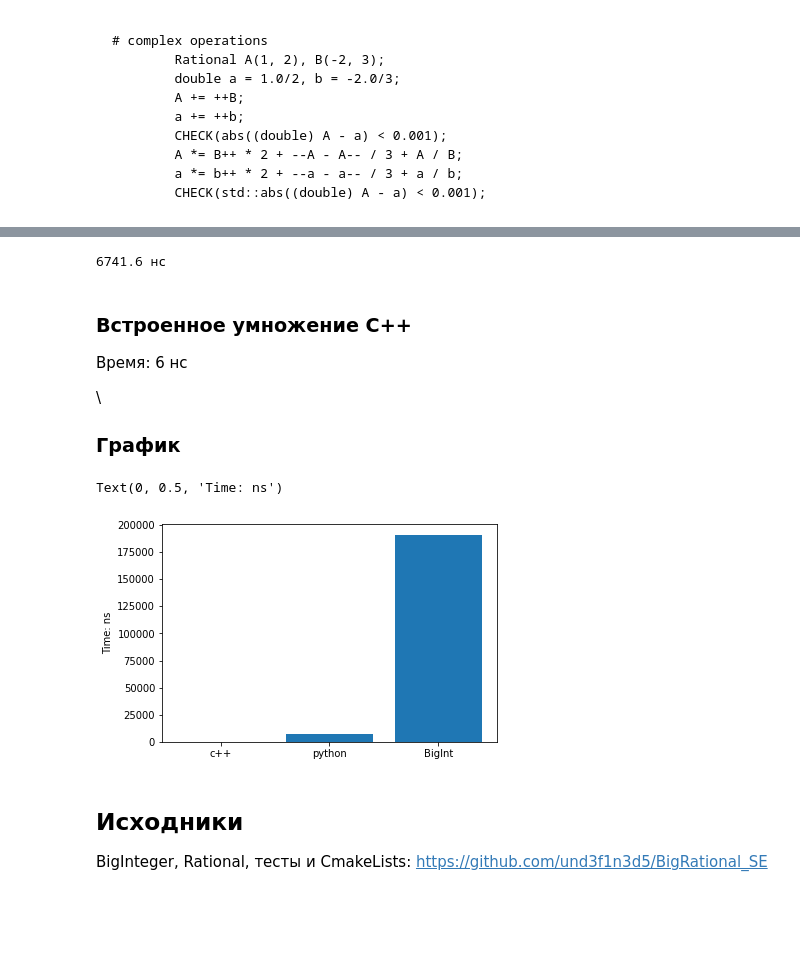
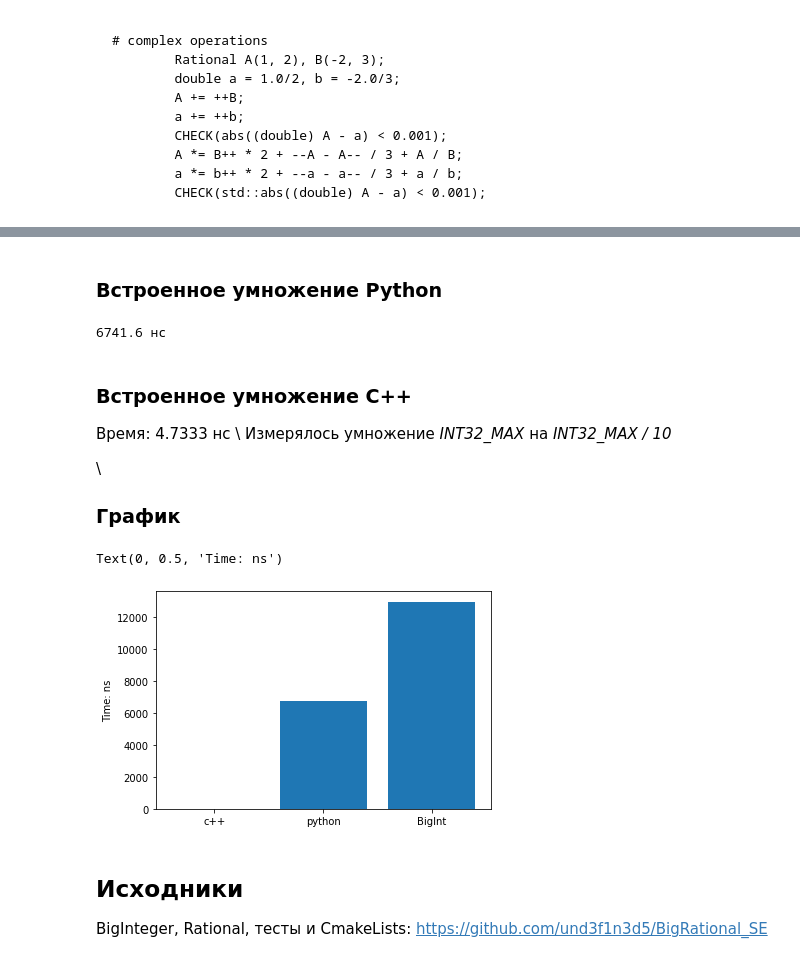
Before and after one commit to und3f1n3d5/BigRational_SE, a Jupyter notebook: BigRational.ipynb, the cells around one changed output, grey strips where cells are left out. Drawn from its saved outputs; the diff is of its cells as text; code cells hidden in the pictures; blank space fills up the shorter version.

```diff
--- a/BigRational.ipynb
+++ b/BigRational.ipynb
@@ -100,3 +103,5 @@ C2 = A1 * B0
+# %% [markdown]
+### Встроенное умножение Python
 # %%
 import time
 
@@ -114,20 +119,21 @@ print((end - start) / 15, "нс")
 # %% [markdown]
 ### Встроенное умножение C++
 
-Время: 6 нс
+Время: 4.7333 нс \\
+Измерялось умножение *INT32_MAX* на *INT32_MAX / 10*
 
 \\
 ### График
 # %%
-times = [6, 6741.6, 191121]
+times = [4.7333, 6741.6, 12954.8]
 names = ['c++', 'python', 'BigInt']
 
 import matplotlib.pyplot as plt
 plt.bar(names, times);
 plt.ylabel('Time: ns')
 # %% [output]
 Text(0, 0.5, 'Time: ns')
-[figure, old version]
+[figure, new version]
 # %% [markdown]
 ## **Исходники**
 
```
Also changed, not shown: parts of 2 cells of this notebook.
